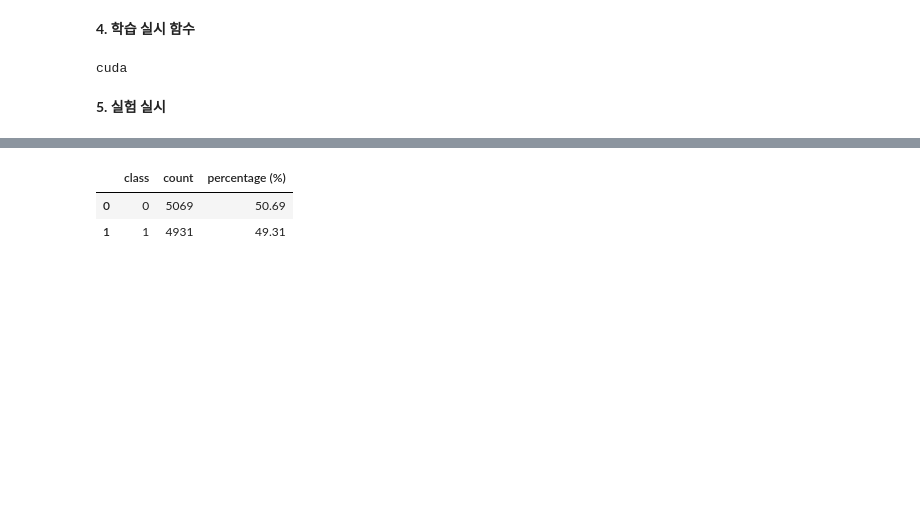
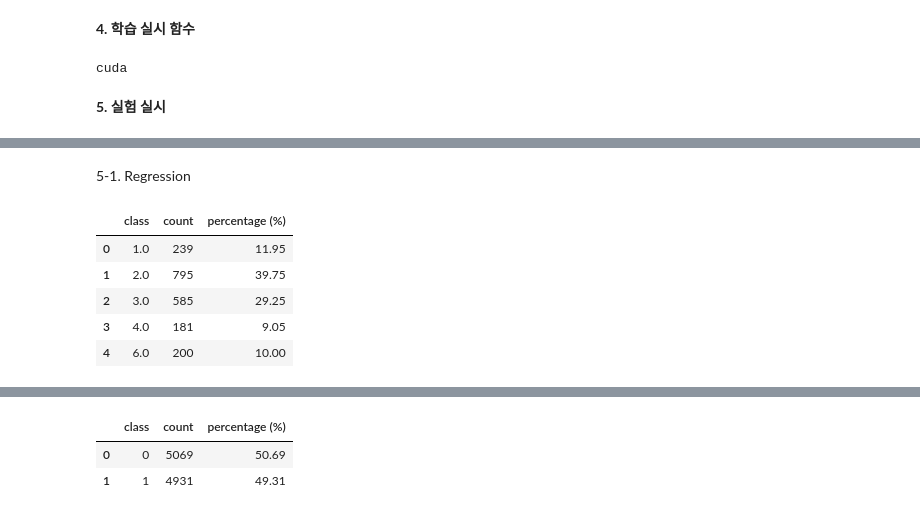
Before and after one commit to WannaBeSuperteur/AI-study, a Jupyter notebook: AI Basics/Deep Learning Basics/codes/Loss_Function_Misuse_experiment.ipynb, the cells around one changed output, grey strips where cells are left out. Cells and saved outputs as stored; diff of their text form; code cells hidden in the pictures; blank space fills up the shorter version.

```diff
--- a/AI Basics/Deep Learning Basics/codes/Loss_Function_Misuse_experiment.ipynb
+++ b/AI Basics/Deep Learning Basics/codes/Loss_Function_Misuse_experiment.ipynb
@@ -456,0 +624,23 @@ Accuracy: 0.9756, Total Epochs: 59
+# %% [markdown]
+5-1. Regression
+# %%
+# Regression 용으로 변경
+
+from torch.utils.data import Dataset
+
+class MNIST_reg(Dataset):
+    def __init__(self, dataset):
+        self.dataset = dataset
+        self.regression_map = {1: 1.0,
+                               0: 2.0, 2: 2.0, 3: 2.0, 7: 2.0,
+                               5: 3.0, 6: 3.0, 9: 3.0,
+                               8: 4.0,
+                               4: 6.0}
+
+    def __len__(self):
+        return len(self.dataset)
+
+    def __getitem__(self, idx):
+        image, label = self.dataset[idx]
+        new_label = self.regression_map[label]
+        return image, new_label
@@ -456,0 +675,9 @@ Accuracy: 0.9756, Total Epochs: 59
+# %%
+analyze_class_distribution(train_loader_reg)
+# %% [output]
+|  | class | count | percentage (%) |
+| 0 | 1.0 | 239 | 11.95 |
+| 1 | 2.0 | 795 | 39.75 |
+| 2 | 3.0 | 585 | 29.25 |
+| 3 | 4.0 | 181 | 9.05 |
+| 4 | 6.0 | 200 | 10.00 |
```
Also changed, not shown: parts of 69 cells of this notebook, 1 other file.
